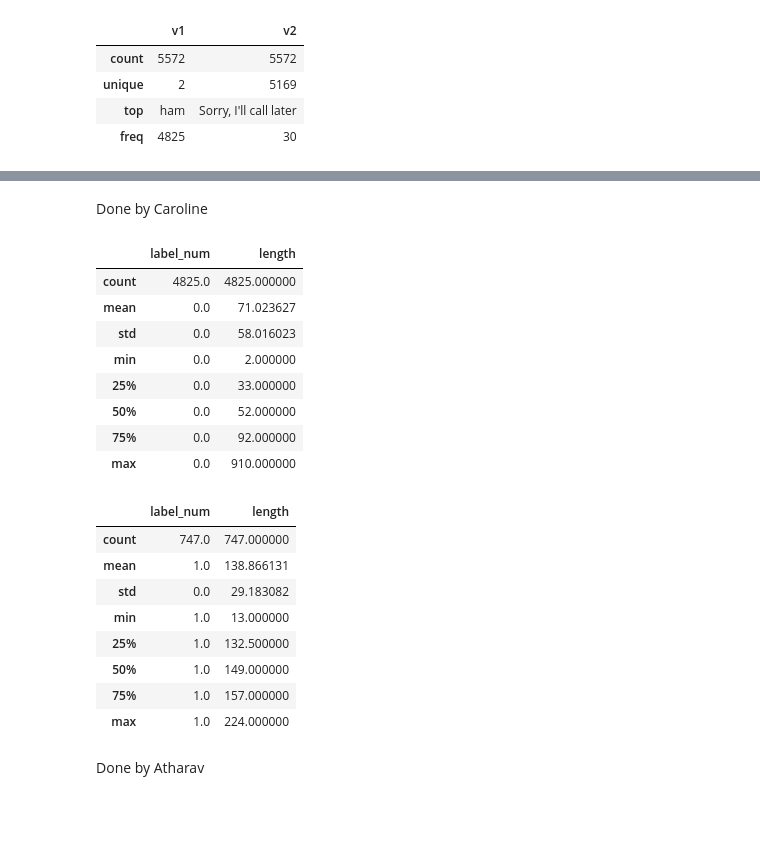
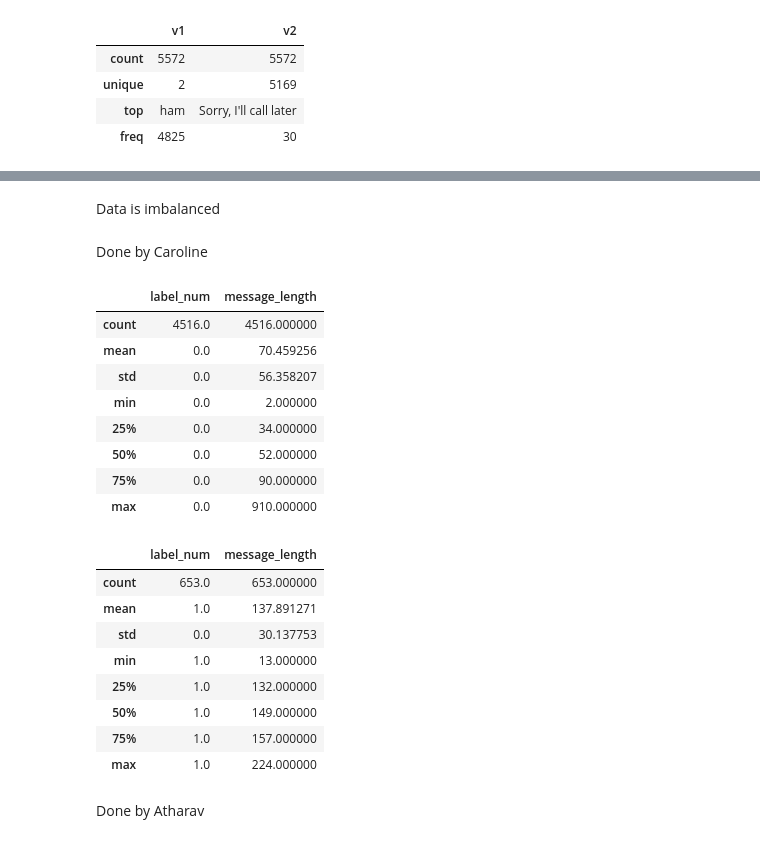
Before and after one commit to BrindaPuri/ECS171-SpamFiltering, a Jupyter notebook: SpamFilter.ipynb, the cells around one changed output, grey strips where cells are left out. Drawn from its saved outputs; the diff is of its cells as text; code cells hidden in the pictures; blank space fills up the shorter version.

```diff
--- a/SpamFilter.ipynb
+++ b/SpamFilter.ipynb
@@ -49,4 +49,6 @@ df.describe()
 | unique | 2 | 5169 |
 | top | ham | Sorry, I'll call later |
 | freq | 4825 | 30 |
+# %%
+df.rename(columns={'v1':'label','v2':'message'},inplace=True)
 # %%
@@ -58,2 +60,6 @@ df.groupby('v1').describe()
 | ham | 4825 | 4516 | Sorry, I'll call later | 30 |
 | spam | 747 | 653 | Please call our customer service ... | 4 |
+# %%
+df['label_num'] = df.label.map({'ham':0, 'spam':1})
+df['message_length'] = df['message'].apply(len)
+df
@@ -59,0 +84,4 @@ df.groupby('v1').describe()
+# %%
+# remove duplicates
+df = df.drop_duplicates(keep='first')
+df.shape
@@ -71,4 +100,0 @@ Text(0, 0.5, 'Number of Data points')
-# %%
-df['label_num'] = df.v1.map({'ham':0, 'spam':1})
-df['length'] = df['v2'].apply(len)
-df
@@ -89,27 +113,29 @@ df
+# %% [markdown]
+Data is imbalanced
 # %% [markdown]
 Done by Caroline
 # %%
 # Check statistics of length: real messages may have more variation in length
-df.loc[df['v1'] == 'ham'].describe()
+df.loc[df['label'] == 'ham'].describe()
 # %% [output]
-|  | label_num | length |
-| count | 4825.0 | 4825.000000 |
-| mean | 0.0 | 71.023627 |
-| std | 0.0 | 58.016023 |
+|  | label_num | message_length |
+| count | 4516.0 | 4516.000000 |
+| mean | 0.0 | 70.459256 |
+| std | 0.0 | 56.358207 |
 | min | 0.0 | 2.000000 |
-| 25% | 0.0 | 33.000000 |
+| 25% | 0.0 | 34.000000 |
 | 50% | 0.0 | 52.000000 |
-| 75% | 0.0 | 92.000000 |
+| 75% | 0.0 | 90.000000 |
 | max | 0.0 | 910.000000 |
 # %%
-df.loc[df['v1'] == 'spam'].describe()
+df.loc[df['label'] == 'spam'].describe()
 # %% [output]
-|  | label_num | length |
-| count | 747.0 | 747.000000 |
-| mean | 1.0 | 138.866131 |
-| std | 0.0 | 29.183082 |
+|  | label_num | message_length |
+| count | 653.0 | 653.000000 |
+| mean | 1.0 | 137.891271 |
+| std | 0.0 | 30.137753 |
 | min | 1.0 | 13.000000 |
-| 25% | 1.0 | 132.500000 |
+| 25% | 1.0 | 132.000000 |
 | 50% | 1.0 | 149.000000 |
 | 75% | 1.0 | 157.000000 |
 | max | 1.0 | 224.000000 |
```
Also changed, not shown: parts of 49 cells of this notebook.
